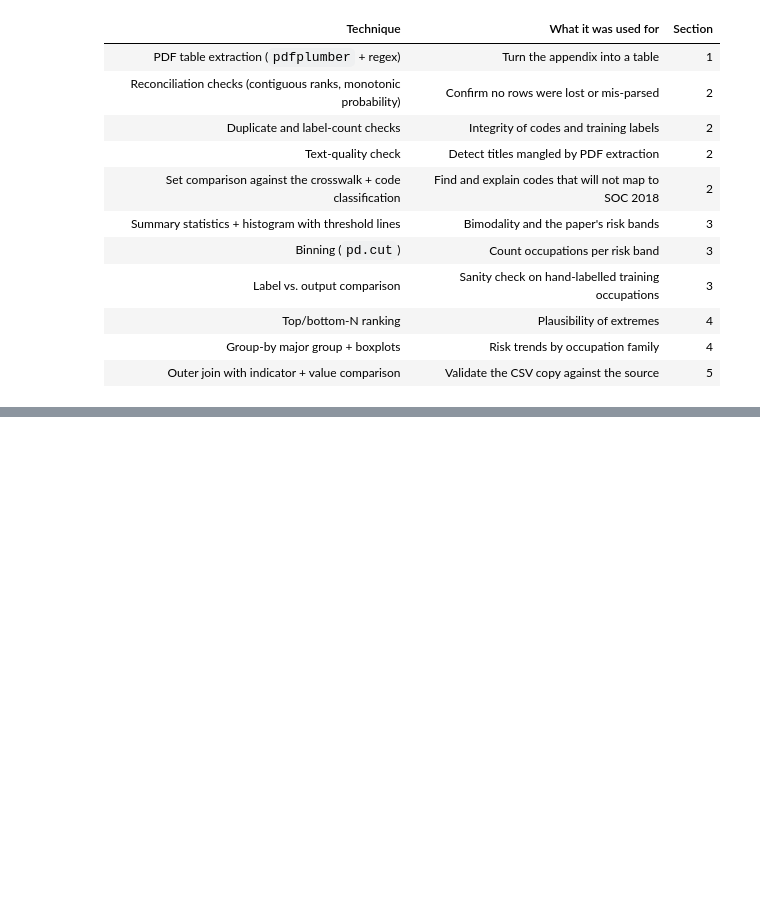
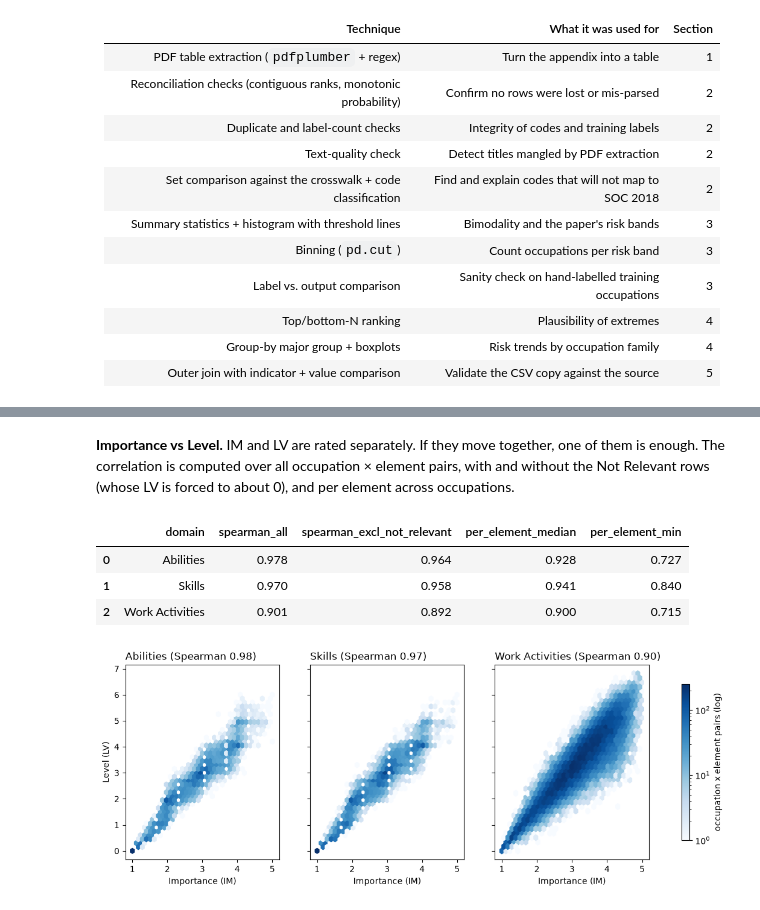
Before and after one commit to Break-Through-Tech/Swytch-1B-do-ai-job-risk-indices-agree, a Jupyter notebook: notebooks/eda/eda_raw.ipynb, the cells around one changed output, grey strips where cells are left out. Cells and saved outputs as stored; diff of their text form; code cells hidden in the pictures; blank space fills up the shorter version.

```diff
--- a/notebooks/eda/eda_raw.ipynb
+++ b/notebooks/eda/eda_raw.ipynb
@@ -1182,0 +1607,39 @@ PDF-only codes on the crosswalk: 32 of 49
+# %% [markdown]
+**Importance vs Level.** IM and LV are rated separately. If they move together, one of them is enough. The
+correlation is computed over all occupation × element pairs, with and without the Not Relevant rows (whose LV is
+forced to about 0), and per element across occupations.
+# %%
+def spearman(a, b):
+    """Spearman rho as Pearson on ranks (Series.corr(method="spearman") needs scipy, which the project doesn't use)."""
+    return a.rank().corr(b.rank())
+
+
+idx = ["domain", CODE, "Element ID"]
+imlv = pd.concat([
+    allr[allr["Scale ID"] == "IM"].set_index(idx)["Data Value"].rename("IM"),
+    allr[allr["Scale ID"] == "LV"].set_index(idx)[["Data Value", "Not Relevant"]].rename(columns={"Data Value": "LV"}),
+], axis=1).reset_index()
+
+rows = []
+for dom, d in imlv.groupby("domain"):
+    kept = d[d["Not Relevant"].ne("Y")]
+    per_el = kept.groupby("Element ID")[["IM", "LV"]].apply(lambda e: spearman(e.IM, e.LV))
+    rows.append({"domain": dom, "spearman_all": spearman(d.IM, d.LV), "spearman_excl_not_relevant": spearman(kept.IM, kept.LV),
+                 "per_element_median": per_el.median(), "per_element_min": per_el.min()})
+
+fig, axes = plt.subplots(1, 3, figsize=(14, 4.2), sharey=True)
+for ax, dom in zip(axes, IMLV_DOMAINS):
+    d = imlv[imlv.domain == dom]
+    hb = ax.hexbin(d.IM, d.LV, gridsize=35, mincnt=1, bins="log", cmap="Blues")
+    ax.set_title(f"{dom} (Spearman {spearman(d.IM, d.LV):.2f})", loc="left")
+    ax.set_xlabel("Importance (IM)")
+axes[0].set_ylabel("Level (LV)")
+fig.colorbar(hb, ax=axes, label="occupation x element pairs (log)", shrink=0.8)
+fig.savefig(OUT / "onet_im_vs_lv.png", dpi=150, bbox_inches="tight")
+pd.DataFrame(rows).round(3)
+# %% [output]
+|  | domain | spearman_all | spearman_excl_not_relevant | per_element_median | per_element_min |
+| 0 | Abilities | 0.978 | 0.964 | 0.928 | 0.727 |
+| 1 | Skills | 0.970 | 0.958 | 0.941 | 0.840 |
+| 2 | Work Activities | 0.901 | 0.892 | 0.900 | 0.715 |
+[figure, added]
```
Also changed, not shown: parts of 45 cells of this notebook.
